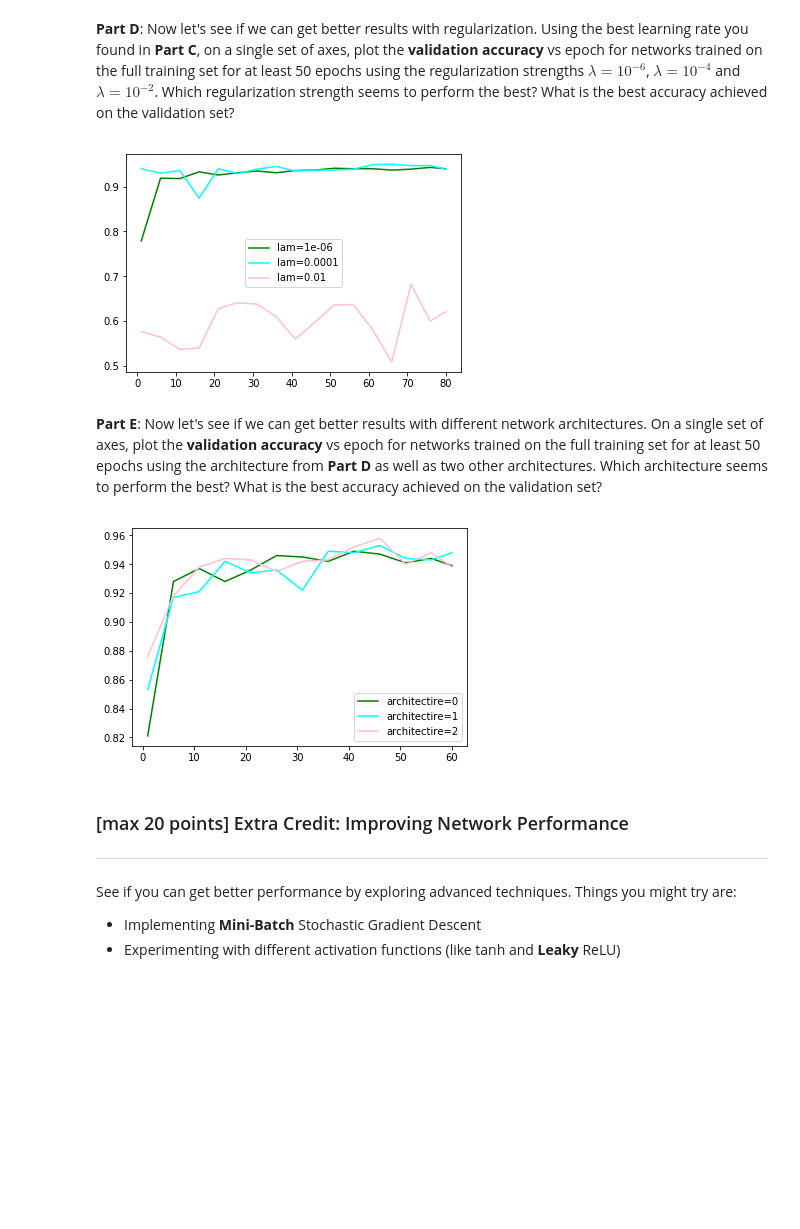
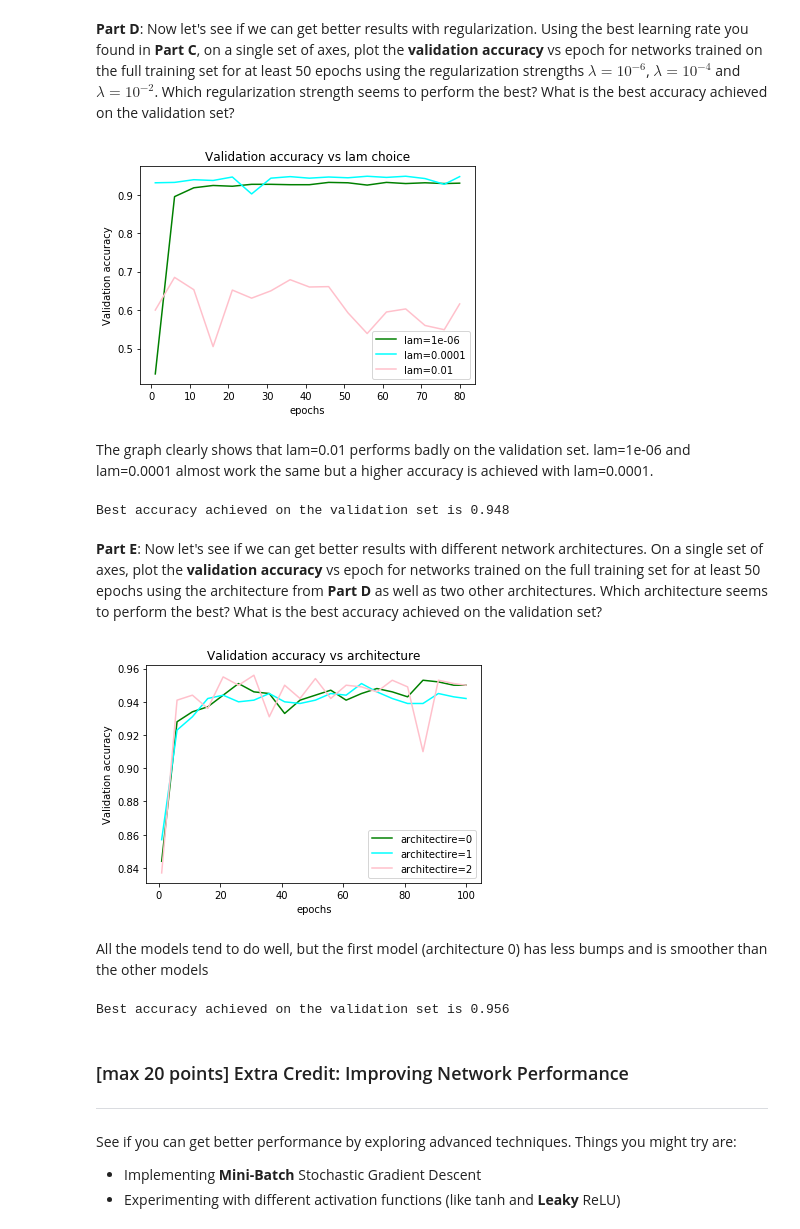
Before and after one commit to AkritiKapur/ml-5622-assignments, a Jupyter notebook: neuralnets/neuralnets.ipynb, the cells around one changed output. Saved outputs shown, nothing was run; the diff lists cells and outputs as text; code cells hidden in the pictures; blank space fills up the shorter version.

```diff
--- a/neuralnets/neuralnets.ipynb
+++ b/neuralnets/neuralnets.ipynb
@@ -461,9 +461,11 @@ nn = Network([441,30,4])
 n_epochs = 100
 res = nn.train(X_train[:500], y_train[:500], X_valid, y_valid, eta=0.01, num_epochs=n_epochs)
 
-x = np.arange(n_epochs/5 + 1)
-plt.plot(x, [k['train'] for k in res], color="green", label="train")
-plt.plot(x, [k['valid'] for k in res], color="red", label="valid")
+plt.plot([k['epoch'] for k in res], [k['train'] for k in res], color="green", label="train")
+plt.plot([k['epoch'] for k in res], [k['valid'] for k in res], color="red", label="valid")
 plt.legend()
+plt.ylabel("accuracy")
+plt.xlabel("epochs")
+plt.title("Accuracy vs epochs")
 plt.show()
 # %% [output]
@@ -493,12 +497,16 @@ There seem to be no signs of overfitting atleast for 30 neurons. If we notice th
 etas = [0.01, 0.25, 1.5]
 colors = ["green", "cyan", "pink"]
 nn = Network([441,100,4])
+max_val_accuracy = 0
 for i, eta in enumerate(etas):
     report = nn.train(X_train, y_train, X_valid, y_valid, eta=eta, num_epochs=80, isPrint=False)
     x = [r['epoch'] for r in report]
     y = [r['valid'] for r in report]
+    max_val_accuracy = max(max_val_accuracy, max([r['valid'] for r in report]))
     plt.plot(x, y, color=colors[i], label='eta={}'.format(eta))
     plt.legend()
-
+plt.title("Validation accuracy vs eta choice")
+plt.xlabel("epochs")
+plt.ylabel("Validation accuracy")
 plt.show()
 # %% [output]
@@ -510,35 +522,58 @@ As can be seen from the above graph, the learning rate of 0.25 gives the best re
 # %%
 lams = [0.000001, 0.0001, 0.01]
 colors = ["green", "cyan", "pink"]
+max_val_accuracy = 0
 nn = Network([441,100,4])
 for i, lam in enumerate(lams):
     report = nn.train(X_train, y_train, X_valid, y_valid, eta=0.25, lam=lam, num_epochs=80, isPrint=False)
     x = [r['epoch'] for r in report]
     y = [r['valid'] for r in report]
+    max_val_accuracy = max(max_val_accuracy, max([r['valid'] for r in report]))
     plt.plot(x, y, color=colors[i], label='lam={}'.format(lam))
     plt.legend()
 
+plt.title("Validation accuracy vs lam choice")
+plt.xlabel("epochs")
+plt.ylabel("Validation accuracy")
 plt.show()
 # %% [output]
-[figure, old version]
+[figure, new version]
+# %% [markdown]
+The graph clearly shows that lam=0.01 performs badly on the validation set. lam=1e-06 and lam=0.0001 almost work the same but a higher accuracy is achieved with lam=0.0001.
+# %%
+print("Best accuracy achieved on the validation set is",  max_val_accuracy)
+# %% [output]
+Best accuracy achieved on the validation set is 0.948
 # %% [markdown]
 **Part E**:  Now let's see if we can get better results with different network architectures. On a single set of axes, plot the **validation accuracy** vs epoch for networks trained on the full training set for at least 50 epochs using the architecture from **Part D** as well as two other architectures.  Which architecture seems to perform the best? What is the best accuracy achieved on the validation set?
 # %%
 colors = ["green", "cyan", "pink"]
 nn1 = Network([441,100,4])
-nn2 = Network([441,50,4])
-nn3 = Network([441,50, 60, 4])
+nn2 = Network([441,10,4])
+nn3 = Network([441,100, 60, 50, 4])
+max_val_accuracy = 0
 
 for i, n in enumerate([nn1, nn2, nn3]):
-    report = n.train(X_train, y_train, X_valid, y_valid, eta=0.25, lam=0.0001, num_epochs=60, isPrint=False)
+    report = n.train(X_train, y_train, X_valid, y_valid, eta=0.25, lam=0.0001, num_epochs=100, isPrint=False)
     x = [r['epoch'] for r in report]
     y = [r['valid'] for r in report]
+    max_val_accuracy = max(max_val_accuracy, max([r['valid'] for r in report]))
     plt.plot(x, y, color=colors[i], label='architectire={}'.format(i))
     plt.legend()
 
+plt.title("Validation accuracy vs architecture")
+plt.xlabel("epochs")
+plt.ylabel("Validation accuracy")
+
 plt.show()
 # %% [output]
-[figure, old version]
+[figure, new version]
+# %% [markdown]
+All the models tend to do well, but the first model (architecture 0) has less bumps and is smoother than the other models
+# %%
+print("Best accuracy achieved on the validation set is",  max_val_accuracy)
+# %% [output]
+Best accuracy achieved on the validation set is 0.956
 # %% [markdown]
 ### [max 20 points] Extra Credit: Improving Network Performance
 ***
```
Also changed, not shown: parts of 8 cells of this notebook.
